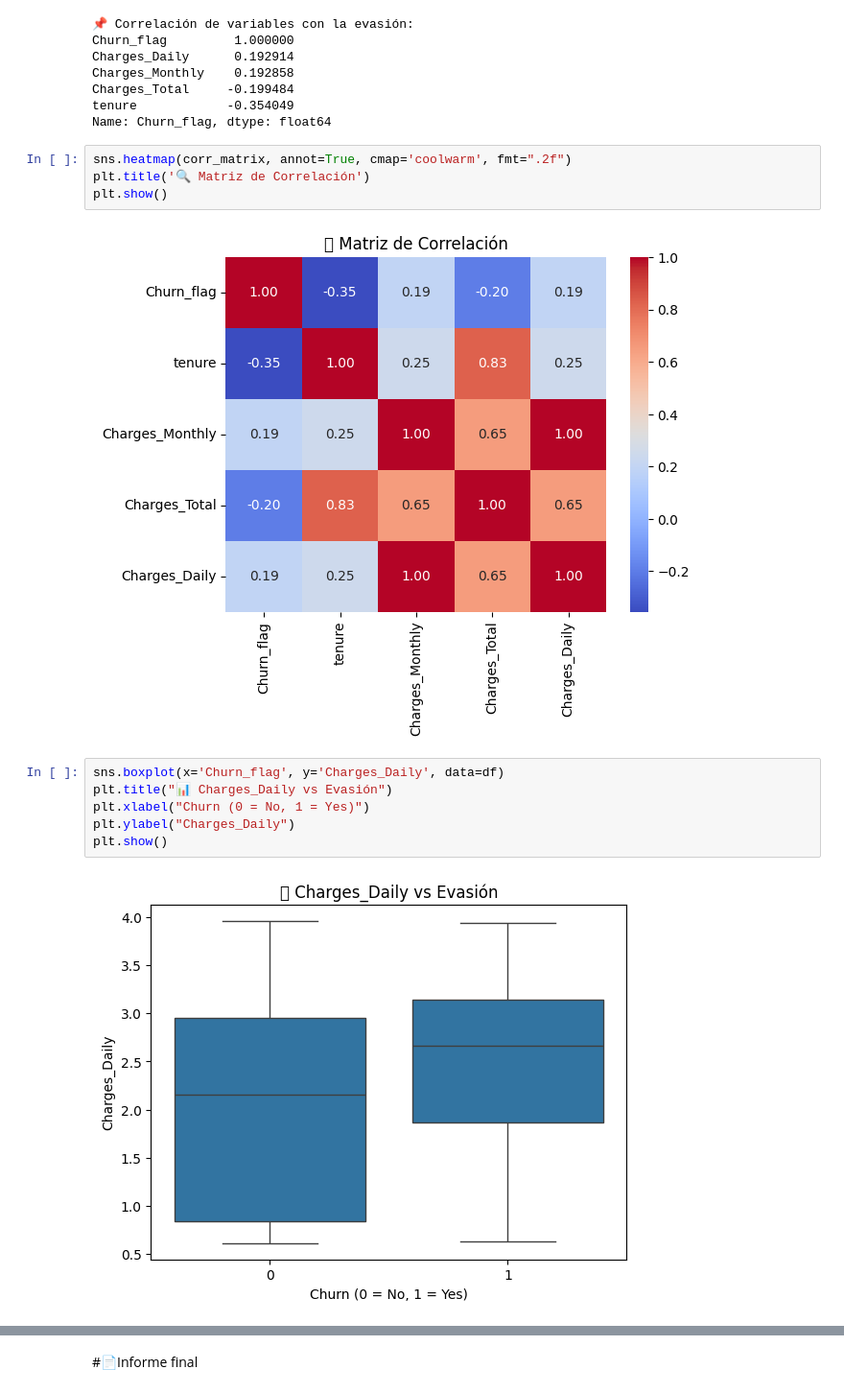
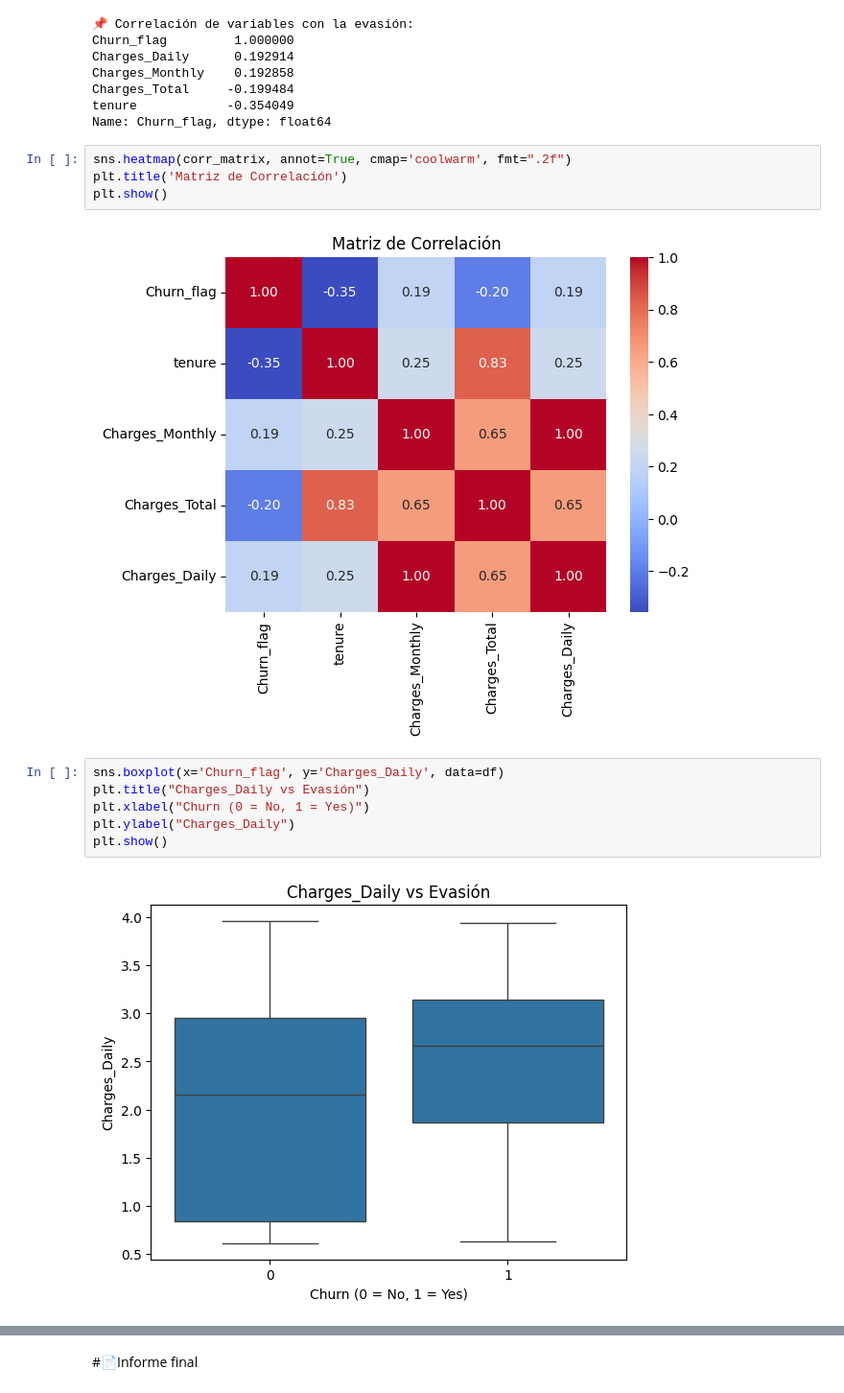
Before and after one commit to Sts87/Challenge-TelecomX_LATAM, a Jupyter notebook: TelecomX_LATAM.ipynb, the cells around one changed output, grey strips where cells are left out. Shown: that part at 96% size. Drawn from its saved outputs; the diff is of its cells as text.

```diff
--- a/TelecomX_LATAM.ipynb
+++ b/TelecomX_LATAM.ipynb
@@ -994,18 +994,18 @@ tenure            -0.354049
 Name: Churn_flag, dtype: float64
 # %%
 sns.heatmap(corr_matrix, annot=True, cmap='coolwarm', fmt=".2f")
-plt.title('🔍 Matriz de Correlación')
+plt.title('Matriz de Correlación')
 plt.show()
 # %% [output]
-[figure, old version]
+[figure, new version]
 # %%
 sns.boxplot(x='Churn_flag', y='Charges_Daily', data=df)
-plt.title("📊 Charges_Daily vs Evasión")
+plt.title("Charges_Daily vs Evasión")
 plt.xlabel("Churn (0 = No, 1 = Yes)")
 plt.ylabel("Charges_Daily")
 plt.show()
 # %% [output]
-[figure, old version]
+[figure, new version]
 # %%
 # Contar servicios contratados (valor distinto a 'No' implica que lo tienen activo)
 servicios = ['PhoneService', 'OnlineSecurity', 'OnlineBackup',
```
Also changed, not shown: parts of 1 cell of this notebook.
